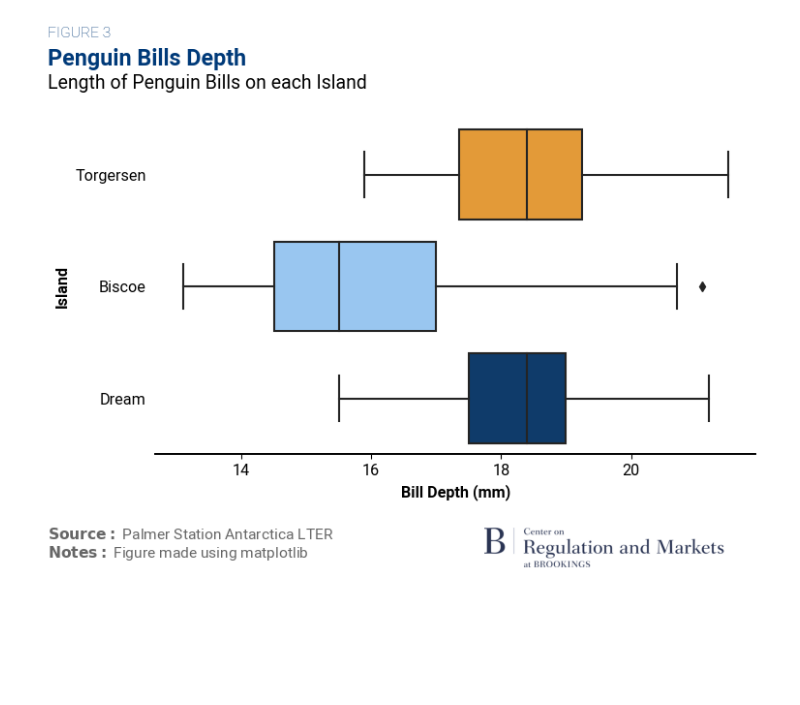
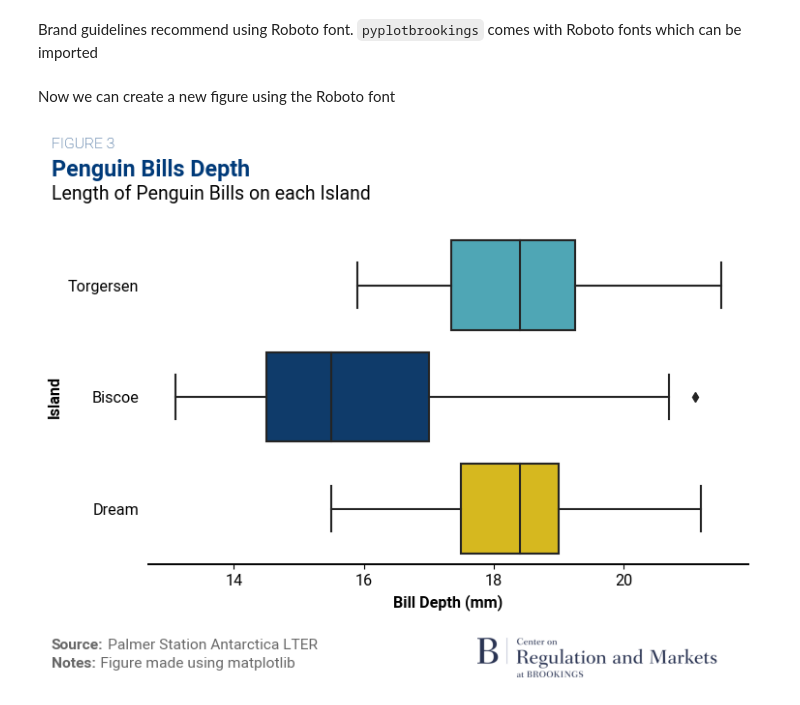
Before and after one commit to Adam-Sedlak-Brookings/pyplotbrookings, a Jupyter notebook: Examples.ipynb, the cells around one changed output. Cells and saved outputs as stored; diff of their text form; code cells hidden in the pictures; blank space fills up the shorter version.

```diff
--- a/Examples.ipynb
+++ b/Examples.ipynb
@@ -11,6 +13,6 @@ penguins = sns.load_dataset("penguins")
 # %%
 # Setting brand colors for current plot
-ppb.set_palette('brand2', reverse=False)
+ppb.set_palette('brand2', reverse=True)
 
 # Plotting histograms
 plt.hist(penguins[penguins['species'] == 'Adelie']['bill_depth_mm'], alpha=0.5, label='Adeline')
@@ -22,7 +24,11 @@ plt.xlabel('Bill Depth (mm)')
 plt.ylabel('Count')
 
 # Adding Brookings titles and logos
-ppb.add_title(title='Penguin Bill Depth', subtitle='Bill Depth in mm of Adelie and Gentoo Penguins at Palmer Station LTER',
-          tag='FIGURE 1A', source='Palmer Station Antarctica LTER', notes='Figure made using matplotlib')
+ppb.add_title(title='Penguin Bill Depth',
+              subtitle='Bill Depth in mm of Adelie and Gentoo Penguins at Palmer Station LTER',
+              tag='FIGURE 1A',
+              source='Palmer Station Antarctica LTER',
+              notes='Figure made using matplotlib')
+# Adding the Hutchins logo
 ppb.add_logo('hc')
 # %% [output]
@@ -45,18 +62,27 @@ ppb.add_logo('hc')
 # %%
+# Getting the Brookings sequential2 color map
 cmap = ppb.get_cmap('sequential2', reverse=True)
+# Creating a scatter plot
 plt.scatter(data=penguins, x='bill_length_mm', y='bill_depth_mm', c='flipper_length_mm', cmap=cmap)
 
 # Adding matplotlib legend/labels
 plt.xlabel('Bill Length (mm)')
 plt.ylabel('Bill Depth (mm)')
+
 # Adding color bar (as far as I can tell the deprecation warning is a bug in matplotlib)
 cbar = plt.colorbar(cmap=cmap)
 cbar.set_label('Flipper Length (mm)')
 cbar.outline.set_visible(False)
 
 # Adding Brookings titles and logos
-# NOTE: Here our title is too long but ppb will auto parse linefeeds as needed (\n)
-ppb.add_title(title='Penguin Bills and Flippers', subtitle='Bill length vs. Bill Depth vs. Flipper Length of Penguins at\nPalmer Station',
-          tag='FIGURE 2', source='Palmer Station Antarctica LTER', notes='Figure made using matplotlib')
+# NOTE: Here our subtitle is too long but pyplotbrookings
+#       will auto parse linefeeds (\n) in subtitles and add
+#       extra space as needed.
+ppb.add_title(title='Penguin Bills and Flippers',
+              subtitle='Bill length vs. Bill Depth vs. Flipper Length of Penguins at\nPalmer Station',
+              tag='FIGURE 2',
+              source='Palmer Station Antarctica LTER',
+              notes='Figure made using matplotlib')
+# Adding a CRM logo
 ppb.add_logo('crm', scale=0.35, offsets=(-0.1, 0))
 # %% [output]
@@ -64,18 +90,29 @@ ppb.add_logo('crm', scale=0.35, offsets=(-0.1, 0))
+# %% [markdown]
+Brand guidelines recommend using Roboto font. `pyplotbrookings` comes with Roboto fonts which can be imported
 # %%
 # Importing Roboto font
 ppb.import_roboto()
+# %% [markdown]
+Now we can create a new figure using the Roboto font
 # %%
-# NOTE: Auto aligning of titles to the left of the figure
-sns.boxplot(data=penguins, x='bill_depth_mm', y='island')
+# Creating a boxplot
+sns.boxplot(data=penguins, x='bill_depth_mm', y='island', palette=ppb.palettes['misc'])
 
 # Adding Brookings titles and logos
-ppb.add_title(title='Penguin Bills Depth', subtitle='Length of Penguin Bills on each Island',
-          tag='FIGURE 3', source='Palmer Station Antarctica LTER', notes='Figure made using matplotlib')
+ppb.add_title(title='Penguin Bills Depth',
+              subtitle='Length of Penguin Bills on each Island',
+              tag='FIGURE 3',
+              source='Palmer Station Antarctica LTER',
+              notes='Figure made using matplotlib',
+              # NOTE: Becase the y labels are long we need to add additional offsets in the
+              #       x direction to the titles and sources/notes so that the align with the
+              #       y label.
+              x_offset=-0.05)
 
 # Adding matplotlib legend/labels
 plt.xlabel('Bill Depth (mm)')
 plt.ylabel('Island')
 
 ppb.add_logo('crm', scale=0.35, offsets=(-0.1, 0))
 # %% [output]
-[figure, old version]
+[figure, new version]
```
Also changed, not shown: parts of 13 cells of this notebook, 3 other files.
